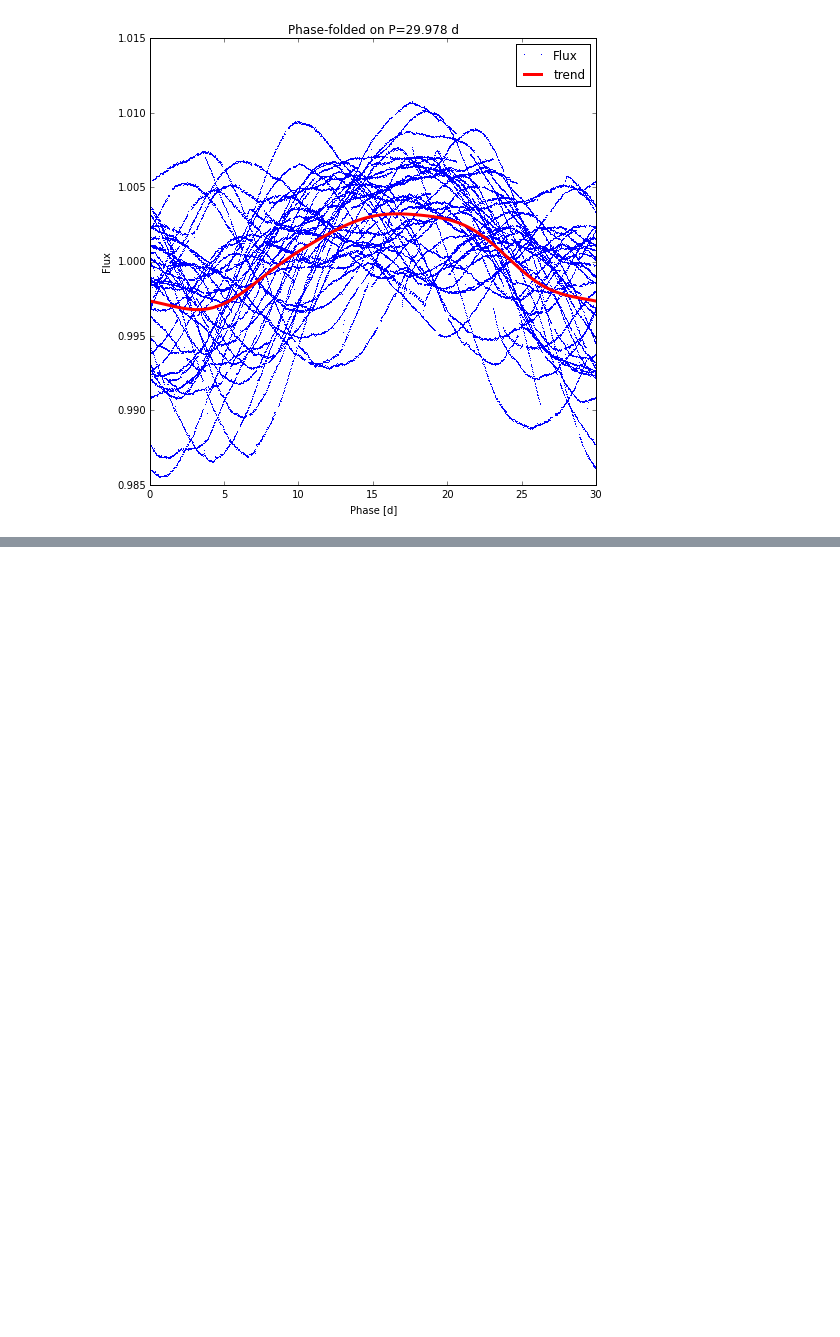
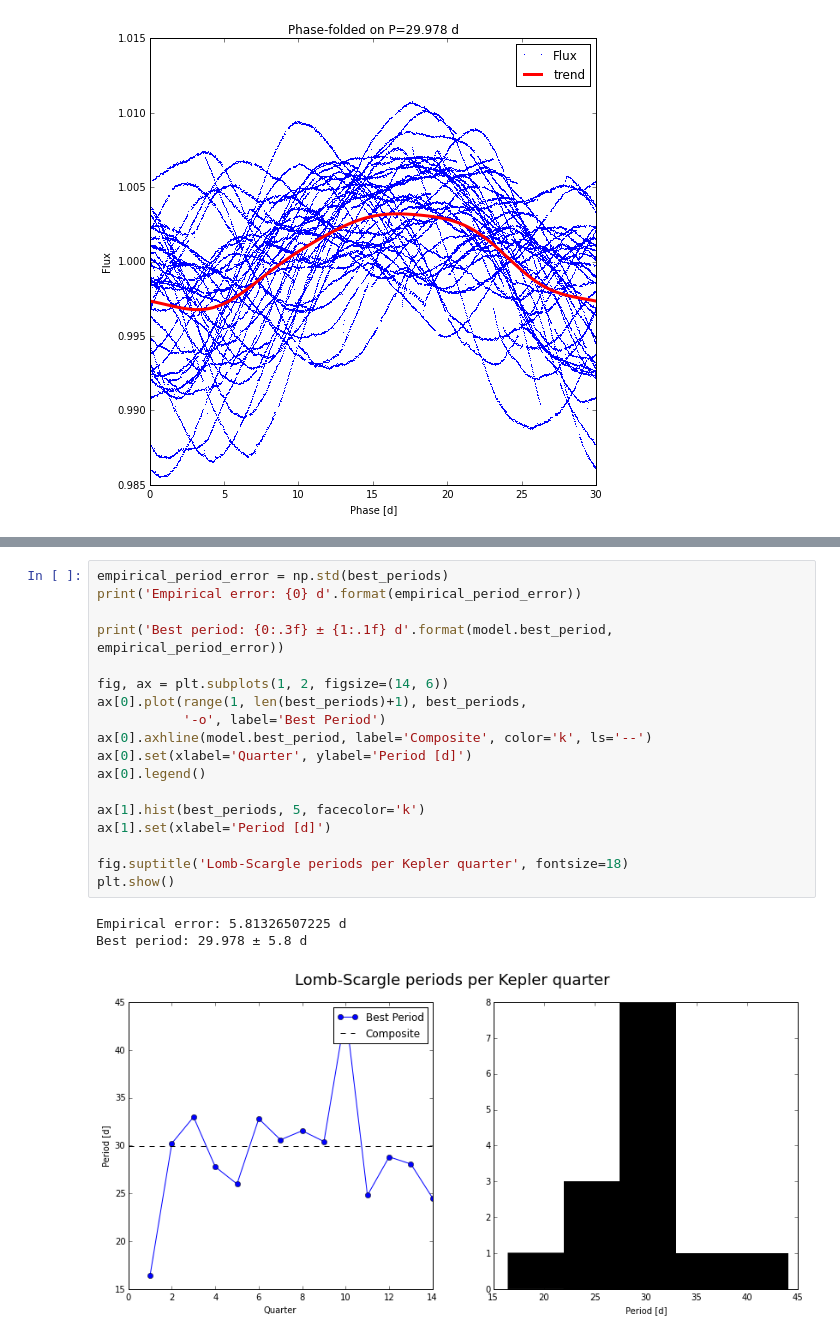
Before and after one commit to bmorris3/hat-11, a Jupyter notebook: data/periodogram.ipynb, the cells around one changed output, grey strips where cells are left out. Saved outputs shown, nothing was run; the diff lists cells and outputs as text; blank space fills up the shorter version.

```diff
--- a/data/periodogram.ipynb
+++ b/data/periodogram.ipynb
@@ -83,0 +129,22 @@ plt.show()
+# %%
+empirical_period_error = np.std(best_periods)
+print('Empirical error: {0} d'.format(empirical_period_error))
+
+print('Best period: {0:.3f} ± {1:.1f} d'.format(model.best_period, empirical_period_error))
+
+fig, ax = plt.subplots(1, 2, figsize=(14, 6))
+ax[0].plot(range(1, len(best_periods)+1), best_periods,
+           '-o', label='Best Period')
+ax[0].axhline(model.best_period, label='Composite', color='k', ls='--')
+ax[0].set(xlabel='Quarter', ylabel='Period [d]')
+ax[0].legend()
+
+ax[1].hist(best_periods, 5, facecolor='k')
+ax[1].set(xlabel='Period [d]')
+
+fig.suptitle('Lomb-Scargle periods per Kepler quarter', fontsize=18)
+plt.show()
+# %% [output]
+Empirical error: 5.81326507225 d
+Best period: 29.978 ± 5.8 d
+[figure, added]
```
Also changed, not shown: parts of 2 cells of this notebook, 1 other file.
